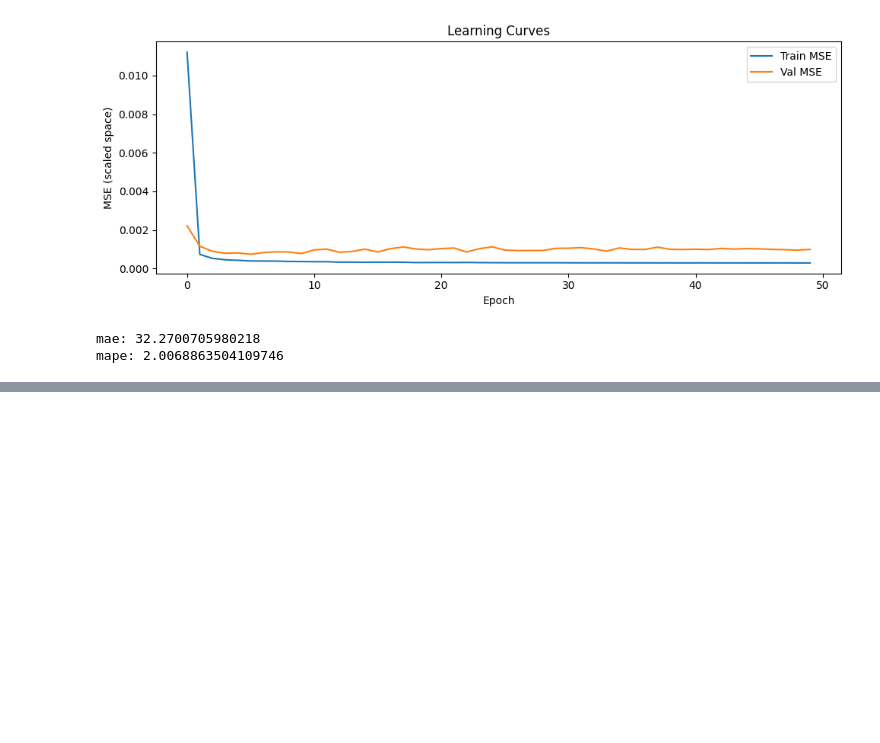
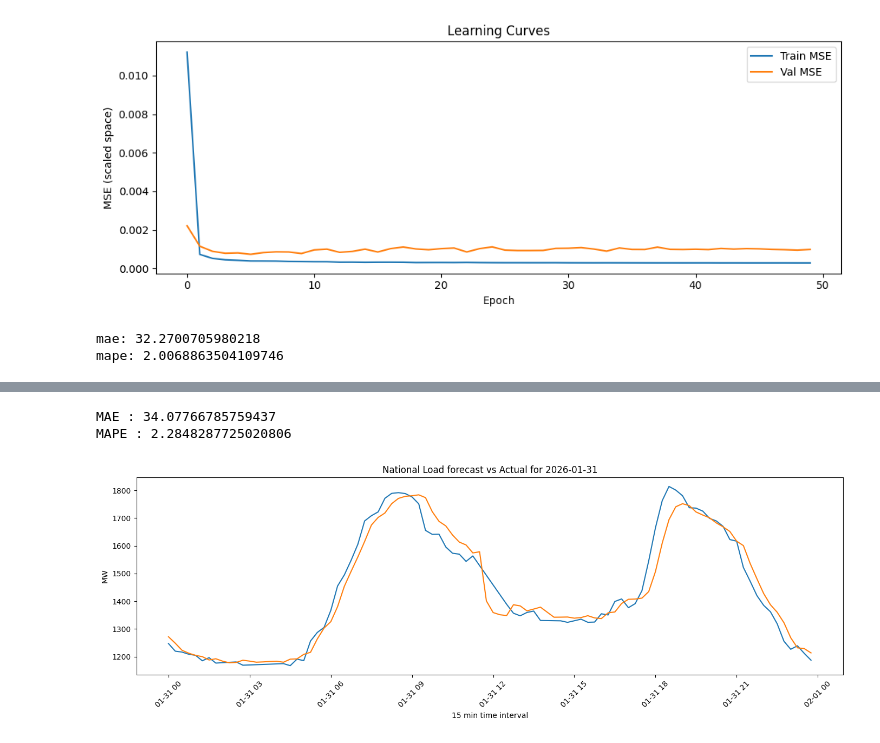
Before and after one commit to sumitisme/Multivariate-time-series-forecasting, a Jupyter notebook: main.ipynb, the cells around one changed output, grey strips where cells are left out. Drawn from its saved outputs; the diff is of its cells as text; code cells hidden in the pictures; blank space fills up the shorter version.

Commit message:
prediction done

```diff
--- a/main.ipynb
+++ b/main.ipynb
@@ -290,0 +290,67 @@ plt.show()
+# %%
+# to predict for an entire day
+
+TARGET_DATE = pd.to_datetime('2026-01-31').date()
+
+day_timestamps = df[df['Datetime'].dt.date == TARGET_DATE]['Datetime']
+
+preds_mw, actuals_mw, timestamps = [], [], []
+
+for ts in day_timestamps:
+    past_data = df[df['Datetime'] < ts].tail(SEQ_LEN)
+
+    if len(past_data) < SEQ_LEN:
+        continue
+
+    diffs = past_data['Datetime'].diff().dropna()
+    if(diffs != pd.Timedelta('15min')).any():
+        continue
+
+    # scaling and predicting
+    past_scaled = scaler.transform(past_data[FEATURE_COLS].values)
+    x = torch.tensor(past_scaled, dtype = torch.float32).unsqueeze(0).to(DEVICE)
+
+    model.eval()
+    with torch.no_grad():
+        pred_scaled = model(x).cpu().numpy()
+
+    # Inverse transform
+    dummy = np.zeros((1, INPUT_DIM))
+    dummy[0, TARGET_IDX] = pred_scaled[0]
+    pred_mw = scaler.inverse_transform(dummy)[0, TARGET_IDX]
+
+    # getting actual value here
+    actual_row = df[df['Datetime'] == ts]
+    if actual_row.empty:
+        continue
+
+    preds_mw.append(pred_mw)
+    actuals_mw.append(actual_row[TARGET_COL].values[0])
+    timestamps.append(ts)
+
+preds_mw = np.array(preds_mw)
+actuals_mw = np.array(actuals_mw)
+
+mae = mean_absolute_error(actuals_mw, preds_mw)
+mape = mean_absolute_percentage_error(actuals_mw, preds_mw) * 100
+
+print(f'MAE : {mae}')
+print(f'MAPE : {mape}')
+# %% [output]
+MAE : 34.07766785759437
+MAPE : 2.2848287725020806
+# %%
+# plotting
+plt.figure(figsize = (14, 5))
+plt.plot(timestamps, actuals_mw, label = 'Actual')
+plt.plot(timestamps, preds_mw, label = 'Predicted')
+
+plt.title(f"National Load forecast vs Actual for {TARGET_DATE}")
+plt.xlabel('15 min time interval')
+plt.ylabel('MW')
+plt.xticks(rotation = 45) # too much otherwise
+plt.tight_layout()
+plt.legend()
+plt.show()
+# %% [output]
+[figure, added]
```
Also changed, not shown: parts of 1 cell of this notebook.
